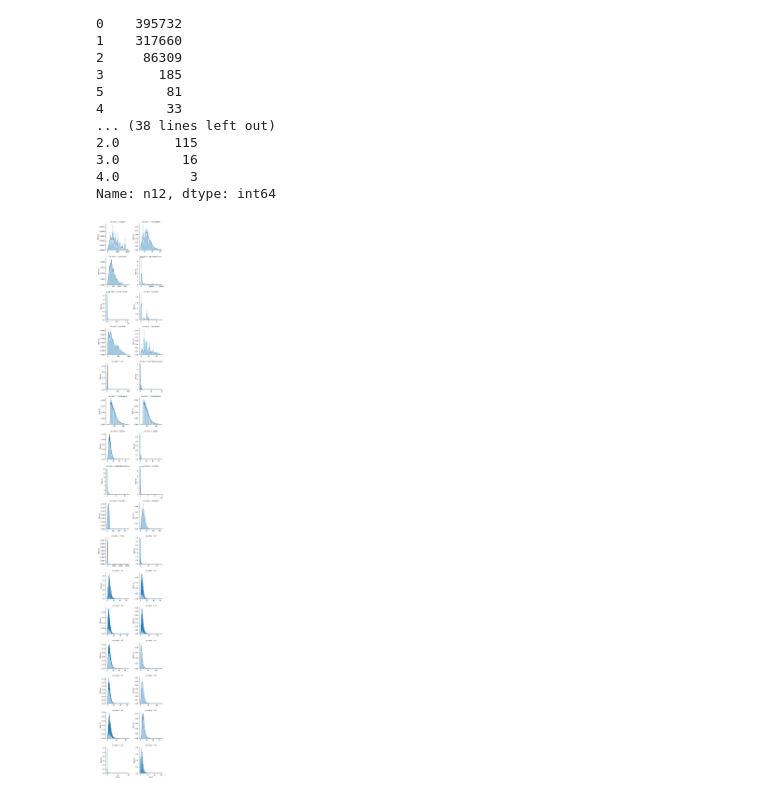
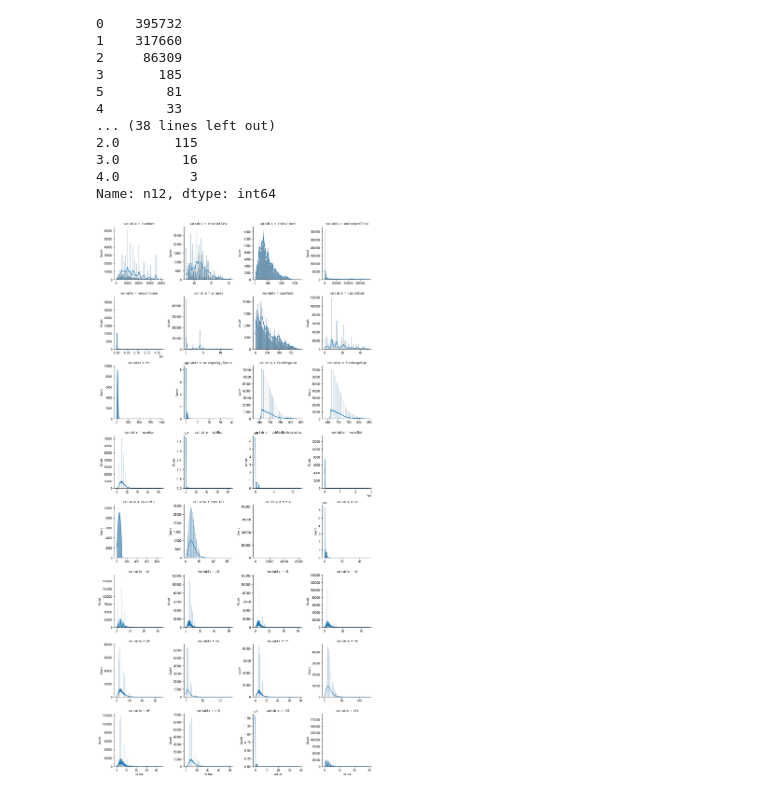
Before and after one commit to chasezcz/DMthings, a Jupyter notebook: tianchi/loan_defaults_predict/data_prepare.ipynb, the cells around one changed output. Cells and saved outputs as stored; diff of their text form; code cells hidden in the pictures.

```diff
--- a/tianchi/loan_defaults_predict/data_prepare.ipynb
+++ b/tianchi/loan_defaults_predict/data_prepare.ipynb
@@ -223,7 +223,7 @@ Name: n12, dtype: int64
 # %%
 # 每个数字特征的分布可视化
 f = pd.melt(train_df, value_vars=numerical_serial_fea)
-g = sns.FacetGrid(f, col="variable", col_wrap=2, sharex=False, sharey=False)
-g = g.map(sns.displot, "value")
+g = sns.FacetGrid(f, col="variable", col_wrap=4, sharex=False, sharey=False)
+g = g.map(sns.histplot, "value", kde=True)
 # %% [output]
-[figure, old version]
+[figure, new version]
```
Also changed, not shown: parts of 5 cells of this notebook, 3 other files.
